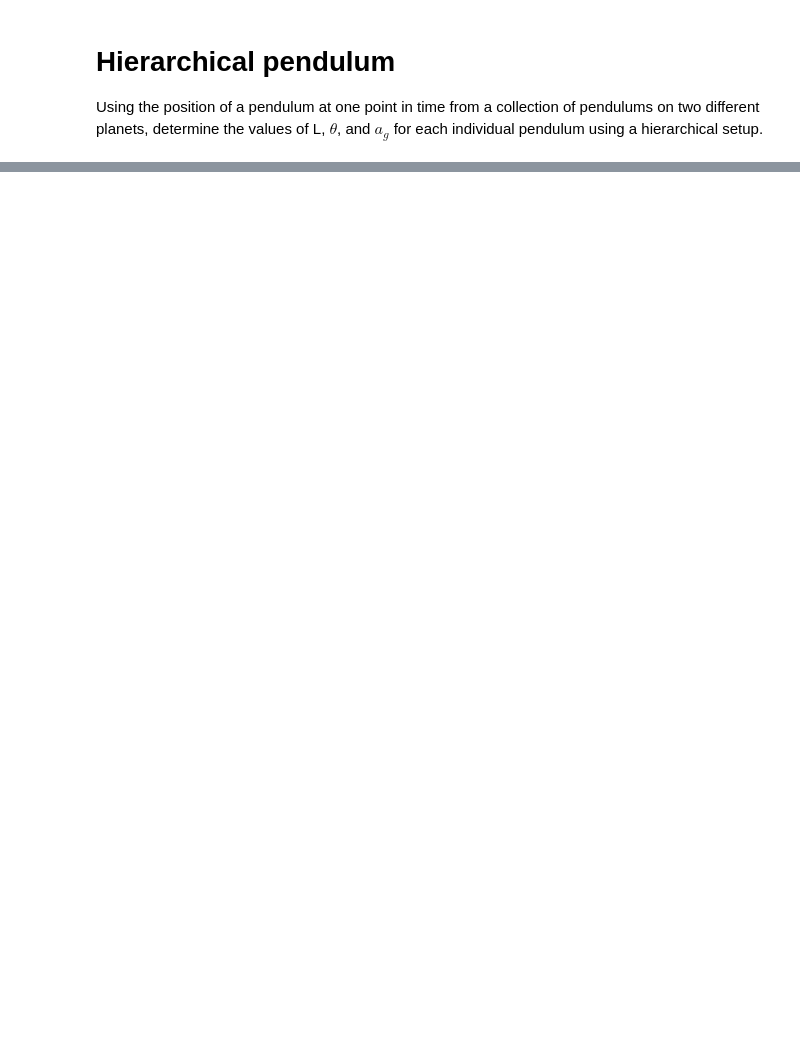
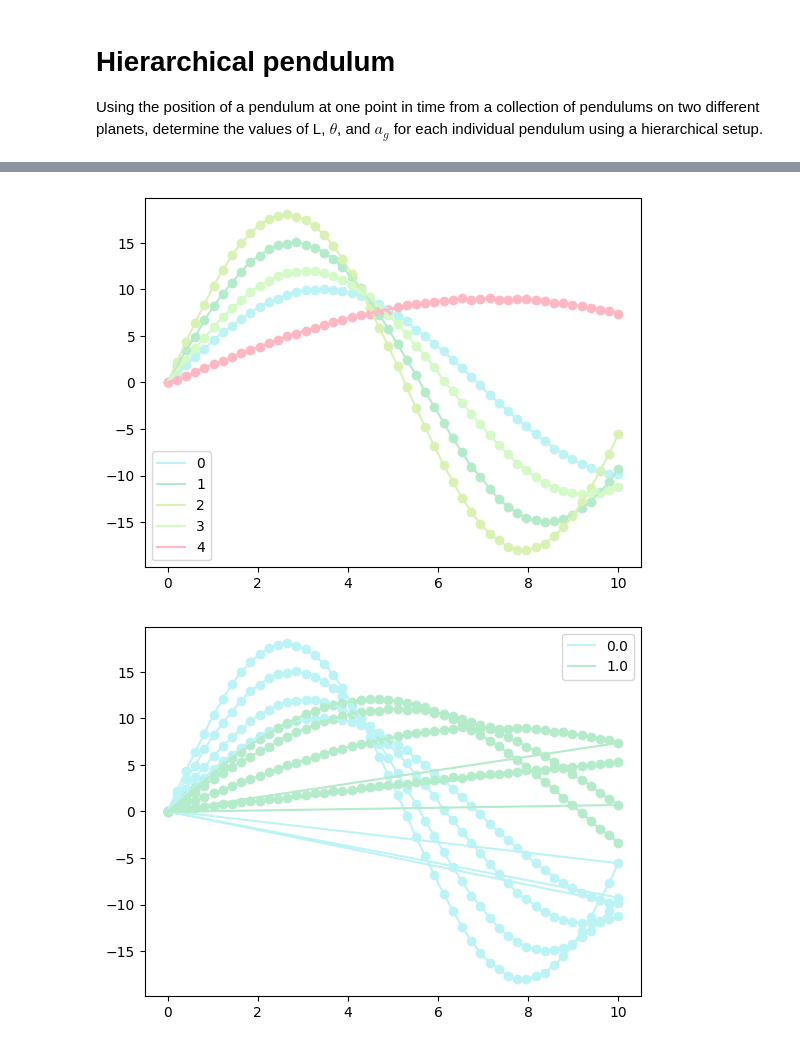
Before and after one commit to beckynevin/hierarchical-pendulum-draw, a Jupyter notebook: notebooks/pendulum_numpyro_hierarchical_ex.ipynb, the cells around one changed output, grey strips where cells are left out. Saved outputs shown, nothing was run; the diff lists cells and outputs as text; code cells hidden in the pictures; blank space fills up the shorter version.

```diff
--- a/notebooks/pendulum_numpyro_hierarchical_ex.ipynb
+++ b/notebooks/pendulum_numpyro_hierarchical_ex.ipynb
@@ -123,0 +131,32 @@ print(planet_code)
+# %%
+color_list = ['#BCF4F5', '#B4EBCA', '#D9F2B4', '#D3FAC7','#FFB7C3']
+index = 0
+for pend in np.unique(df['pendulum_id']):
+    subset = df[df['pendulum_id']==pend]
+    plt.plot(subset['time'], subset['pos'],
+                color = color_list[index],
+                label = pend)
+    plt.scatter(subset['time'], subset['pos'],
+                color = color_list[index])
+    if pend > 3:
+        break
+    index+=1
+plt.legend()
+plt.show()
+
+index = 0
+for planet in np.unique(df['planet_id']):
+    subset = df[df['planet_id']==planet]
+    plt.plot(subset['time'], subset['pos'],
+                color = color_list[index],
+                label = planet)
+    plt.scatter(subset['time'], subset['pos'],
+                color = color_list[index])
+    if planet > 3:
+        break
+    index+=1
+plt.legend()
+plt.show()
+# %% [output]
+[figure, added]
+[figure, added]
```
Also changed, not shown: parts of 50 cells of this notebook.
